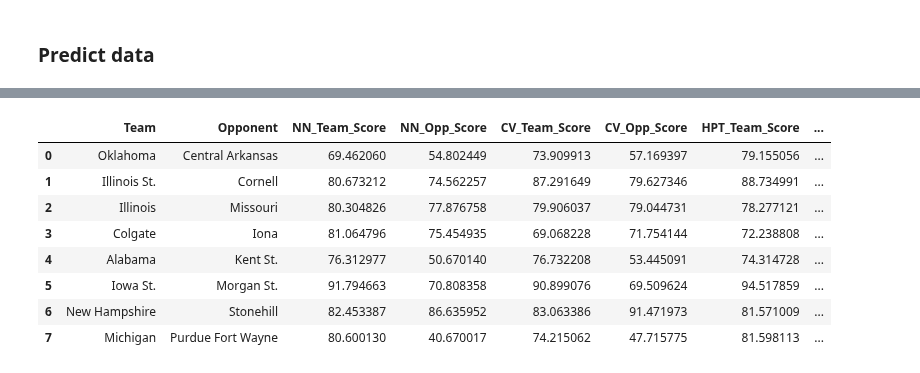
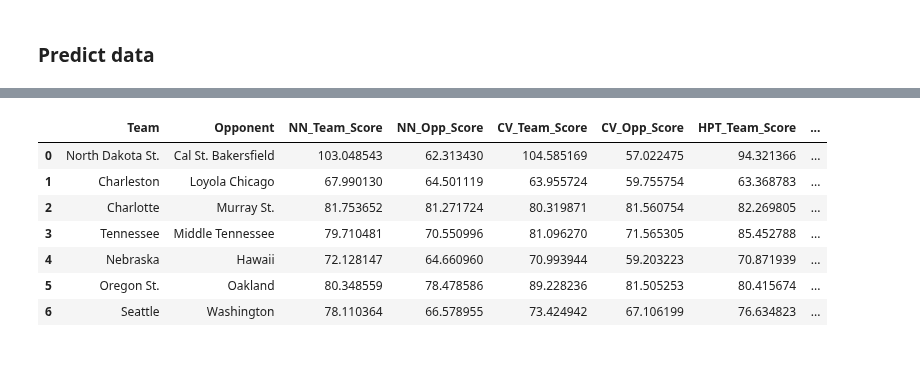
Before and after one commit to visheshgupta19/Stats_competition-, a Jupyter notebook: consolidated_nn.ipynb, the cells around one changed output, grey strips where cells are left out. Drawn from its saved outputs; the diff is of its cells as text; code cells hidden in the pictures.

Commit message:
predictions for 12-23-24

```diff
--- a/consolidated_nn.ipynb
+++ b/consolidated_nn.ipynb
@@ -496,34 +491,33 @@ hpt_predictions = scaler_y.inverse_transform(hpt_predictions_scaled)
 predict_data["HPT_Team_Score"] = hpt_predictions[:, 0]
 predict_data["HPT_Opp_Score"] = hpt_predictions[:, 1]
 # %%
-# adding the manual scores manually coz idk
-predict_data["Actual_Team"] = [89, 80, 80, 73, 81, 90, 83, 89]
-predict_data["Actual_Opp"] = [66, 77, 77, 79, 54, 46, 90, 58]
+# # adding the manual scores manually coz idk
+# predict_data["Actual_Team"] = [89, 80, 80, 73, 81, 90, 83, 89]
+# predict_data["Actual_Opp"] = [66, 77, 77, 79, 54, 46, 90, 58]
 # %%
 predict_data[
     [
         "Team",
         "Opponent",
         "NN_Team_Score",
         "NN_Opp_Score",
         "CV_Team_Score",
         "CV_Opp_Score",
         "HPT_Team_Score",
         "HPT_Opp_Score",
-        "Actual_Team",
-        "Actual_Opp",
+        # "Actual_Team",
+        # "Actual_Opp",
     ]
 ]
 # %% [output]
 |  | Team | Opponent | NN_Team_Score | NN_Opp_Score | CV_Team_Score | CV_Opp_Score | HPT_Team_Score | ... |
-| 0 | Oklahoma | Central Arkansas | 69.462060 | 54.802449 | 73.909913 | 57.169397 | 79.155056 | ... |
-| 1 | Illinois St. | Cornell | 80.673212 | 74.562257 | 87.291649 | 79.627346 | 88.734991 | ... |
-| 2 | Illinois | Missouri | 80.304826 | 77.876758 | 79.906037 | 79.044731 | 78.277121 | ... |
-| 3 | Colgate | Iona | 81.064796 | 75.454935 | 69.068228 | 71.754144 | 72.238808 | ... |
-| 4 | Alabama | Kent St. | 76.312977 | 50.670140 | 76.732208 | 53.445091 | 74.314728 | ... |
-| 5 | Iowa St. | Morgan St. | 91.794663 | 70.808358 | 90.899076 | 69.509624 | 94.517859 | ... |
-| 6 | New Hampshire | Stonehill | 82.453387 | 86.635952 | 83.063386 | 91.471973 | 81.571009 | ... |
-| 7 | Michigan | Purdue Fort Wayne | 80.600130 | 40.670017 | 74.215062 | 47.715775 | 81.598113 | ... |
+| 0 | North Dakota St. | Cal St. Bakersfield | 103.048543 | 62.313430 | 104.585169 | 57.022475 | 94.321366 | ... |
+| 1 | Charleston | Loyola Chicago | 67.990130 | 64.501119 | 63.955724 | 59.755754 | 63.368783 | ... |
+| 2 | Charlotte | Murray St. | 81.753652 | 81.271724 | 80.319871 | 81.560754 | 82.269805 | ... |
+| 3 | Tennessee | Middle Tennessee | 79.710481 | 70.550996 | 81.096270 | 71.565305 | 85.452788 | ... |
+| 4 | Nebraska | Hawaii | 72.128147 | 64.660960 | 70.993944 | 59.203223 | 70.871939 | ... |
+| 5 | Oregon St. | Oakland | 80.348559 | 78.478586 | 89.228236 | 81.505253 | 80.415674 | ... |
+| 6 | Seattle | Washington | 78.110364 | 66.578955 | 73.424942 | 67.106199 | 76.634823 | ... |
 # %%
 predict_data[
     [
```
Also changed, not shown: parts of 2 cells of this notebook, 1 other file.
